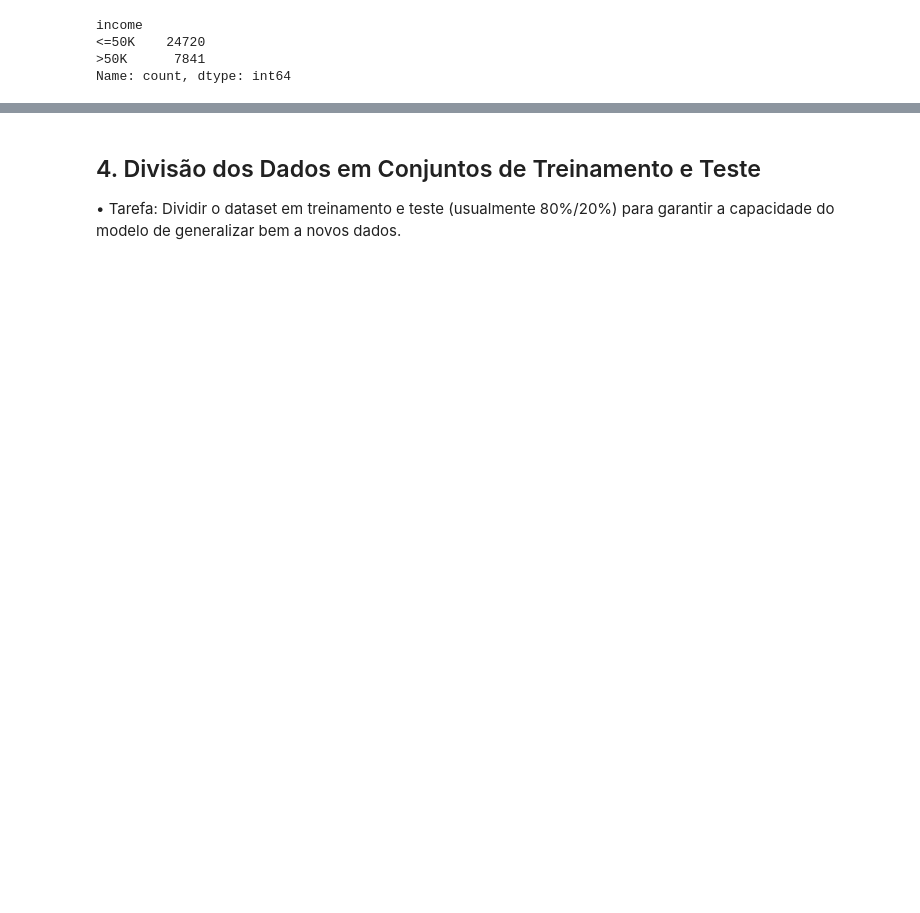
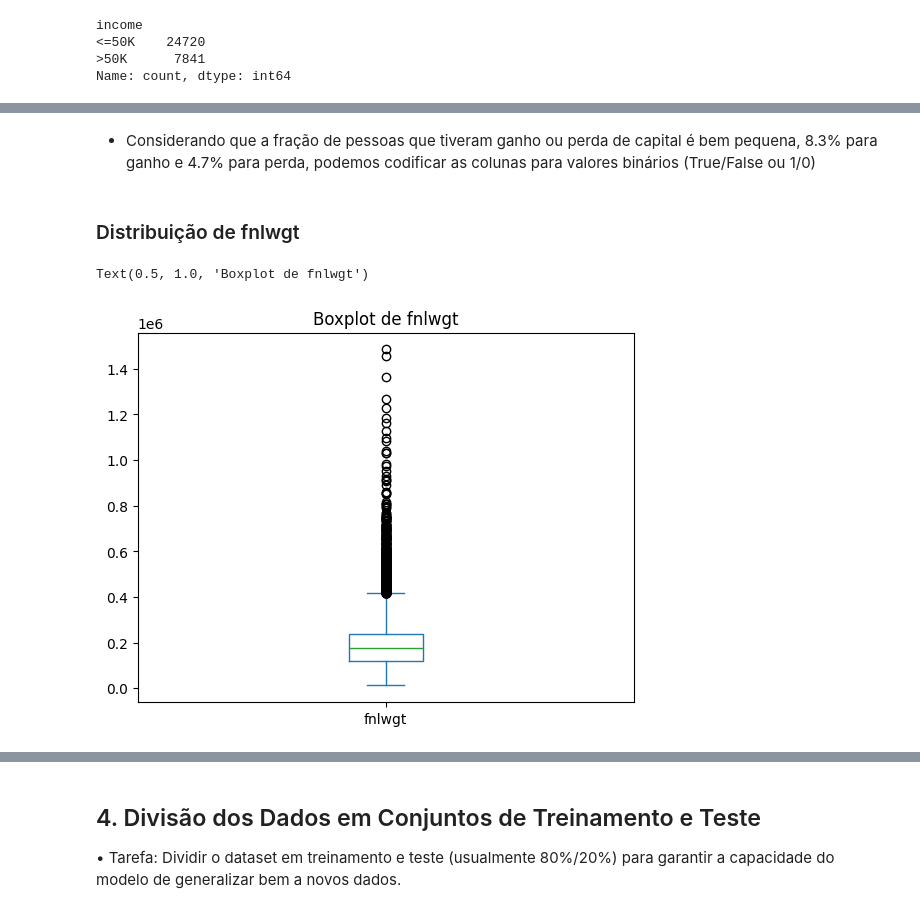
Before and after one commit to Jaquerida/adult_census, a Jupyter notebook: adult_census_income.ipynb, the cells around one changed output, grey strips where cells are left out. Drawn from its saved outputs; the diff is of its cells as text; code cells hidden in the pictures; blank space fills up the shorter version.

```diff
--- a/adult_census_income.ipynb
+++ b/adult_census_income.ipynb
@@ -58,0 +144,6 @@ Name: count, dtype: int64
+# %%
+# Criar um novo DataFrame aplicando a condição
+
+df[['workclass',"occupation","native.country"]] = df[['workclass',"occupation","native.country"]].map(lambda x: "Unknown" if x == "?" else x)
+# %% [markdown]
+- Considerando que a fração de pessoas que tiveram ganho ou perda de capital é bem pequena, 8.3% para ganho e 4.7% para perda, podemos codificar as colunas para valores binários (True/False ou 1/0)
@@ -58,0 +154,9 @@ Name: count, dtype: int64
+# %% [markdown]
+### Distribuição de fnlwgt
+# %%
+coluna = "fnlwgt"
+df[coluna].plot.box()
+plt.title(f"Boxplot de {coluna}")
+# %% [output]
+Text(0.5, 1.0, 'Boxplot de fnlwgt')
+[figure, added]
```
Also changed, not shown: parts of 42 cells of this notebook, 1 other file.
